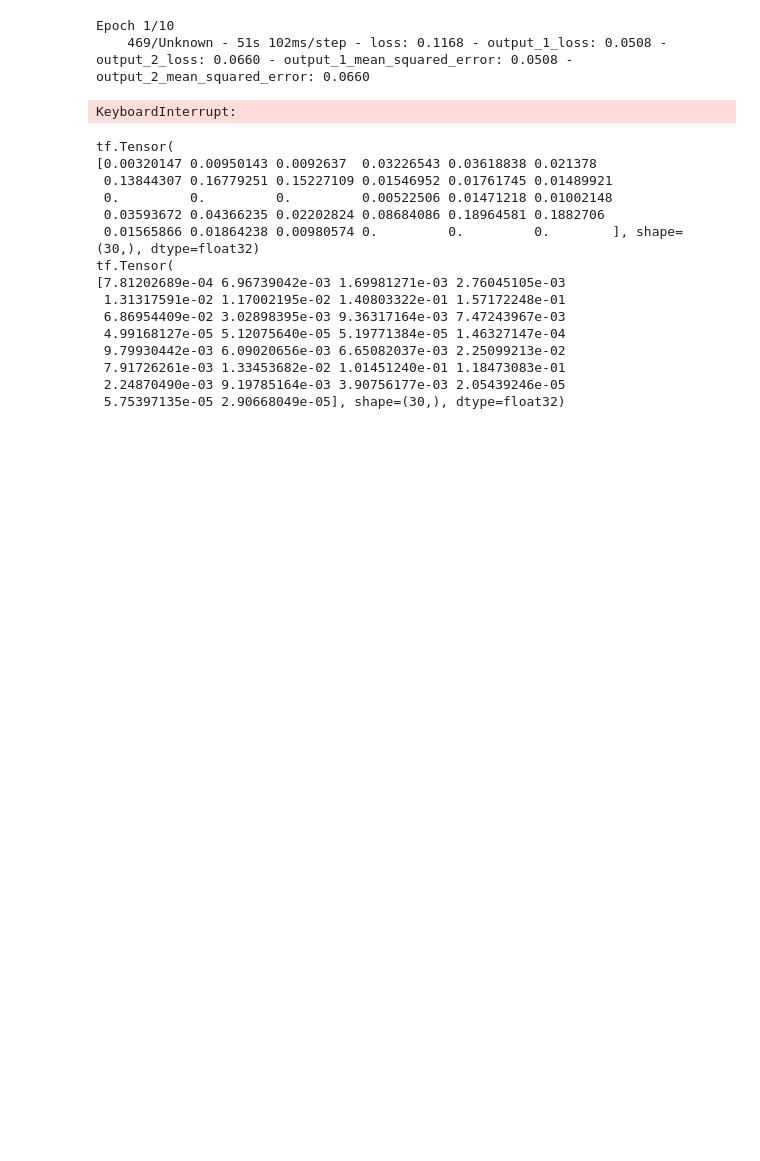
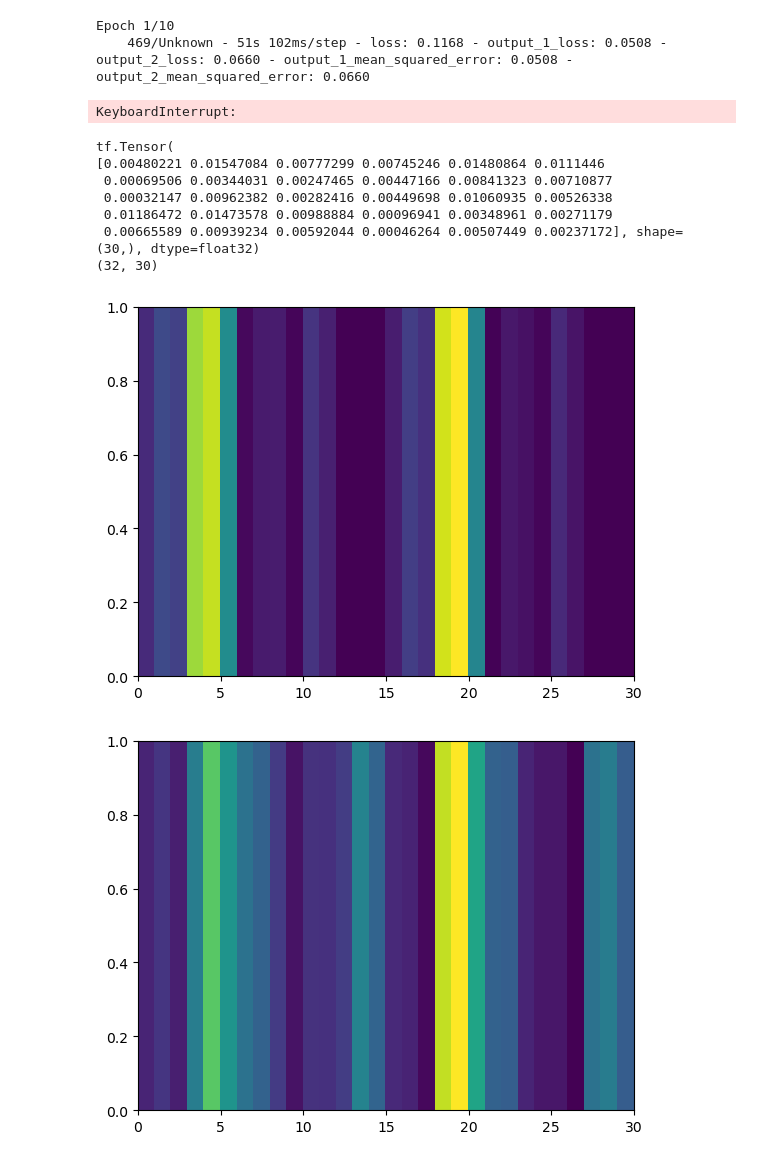
Before and after one commit to leonkloker/integrative-imaging-molecular-diagnostics-lab, a Jupyter notebook: autoencoder.ipynb, the cells around one changed output. Cells and saved outputs as stored; diff of their text form; code cells hidden in the pictures; blank space fills up the shorter version.

Commit message:
autoencoder and clustering running

```diff
--- a/autoencoder.ipynb
+++ b/autoencoder.ipynb
@@ -245,23 +237,31 @@ KeyboardInterrupt:
+# %%
+loaded_model = tf.saved_model.load("logs/autoencoder/baseline/20230308-225038/")
 # %%
-"""for elem in val_ds.take(1):
-    predict = loaded_model(elem[0])
-    cv.imwrite("original.png", elem[0][0][1].numpy()*255)
-    cv.imwrite("predict.png", predict[0][1].numpy()*255)
-    print(elem[0][1][1])
-    print(predict[1][1])"""
+for i, elem in enumerate(val_ds):
+    if i == 100:
+        predict = loaded_model(elem[0])
+        for j in range(32):
+            cv.imwrite("original{}.png".format(j), elem[0][0][j].numpy()*255)
+            cv.imwrite("predict{}.png".format(j), predict[0][j].numpy()*255)
+        print(elem[0][1][1])
+        print(predict[1][:].shape)
 # %% [output]
 tf.Tensor(
-[0.00320147 0.00950143 0.0092637  0.03226543 0.03618838 0.021378
- 0.13844307 0.16779251 0.15227109 0.01546952 0.01761745 0.01489921
- 0.         0.         0.         0.00522506 0.01471218 0.01002148
- 0.03593672 0.04366235 0.02202824 0.08684086 0.18964581 0.1882706
- 0.01565866 0.01864238 0.00980574 0.         0.         0.        ], shape=(30,), dtype=float32)
-tf.Tensor(
-[7.81202689e-04 6.96739042e-03 1.69981271e-03 2.76045105e-03
- 1.31317591e-02 1.17002195e-02 1.40803322e-01 1.57172248e-01
- 6.86954409e-02 3.02898395e-03 9.36317164e-03 7.47243967e-03
- 4.99168127e-05 5.12075640e-05 5.19771384e-05 1.46327147e-04
- 9.79930442e-03 6.09020656e-03 6.65082037e-03 2.25099213e-02
- 7.91726261e-03 1.33453682e-02 1.01451240e-01 1.18473083e-01
- 2.24870490e-03 9.19785164e-03 3.90756177e-03 2.05439246e-05
- 5.75397135e-05 2.90668049e-05], shape=(30,), dtype=float32)
+[0.00480221 0.01547084 0.00777299 0.00745246 0.01480864 0.0111446
+ 0.00069506 0.00344031 0.00247465 0.00447166 0.00841323 0.00710877
+ 0.00032147 0.00962382 0.00282416 0.00449698 0.01060935 0.00526338
+ 0.01186472 0.01473578 0.00988884 0.00096941 0.00348961 0.00271179
+ 0.00665589 0.00939234 0.00592044 0.00046264 0.00507449 0.00237172], shape=(30,), dtype=float32)
+(32, 30)
+# %%
+for elem in val_ds.take(3):
+    predict = loaded_model(elem[0])
+    plt.figure()
+    plt.pcolor(elem[0][1][22][None])
+    plt.show()
+    plt.figure()
+    plt.pcolor(predict[1][22][None])
+    plt.show()
+# %% [output]
+[figure, added]
+[figure, added]
```
Also changed, not shown: parts of 5 cells of this notebook, 52 other files.
